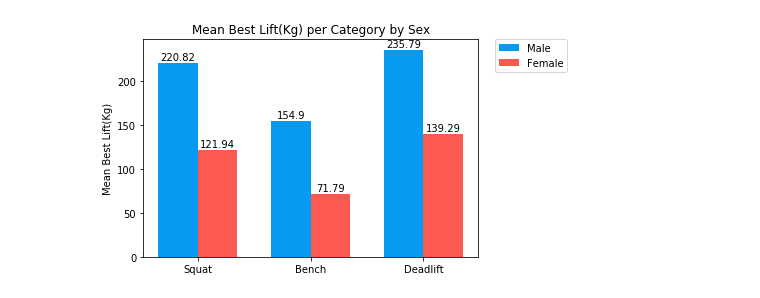
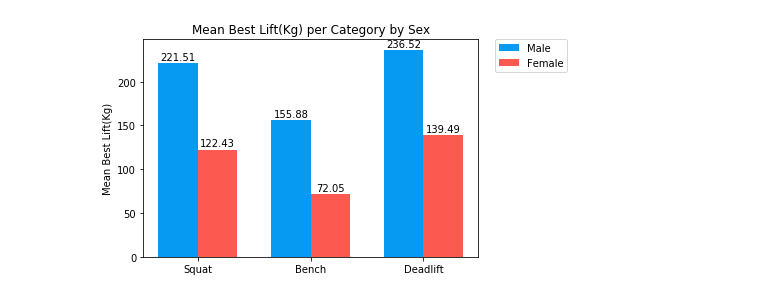
Before and after one commit to jasval/powerlifting-analytics, a Jupyter notebook: GroupBySexWeightclass.ipynb, the cells around one changed output. Saved outputs shown, nothing was run; the diff lists cells and outputs as text; code cells hidden in the pictures.

```diff
--- a/GroupBySexWeightclass.ipynb
+++ b/GroupBySexWeightclass.ipynb
@@ -17,34 +17,34 @@ group_sex.mean()
 # %%
 labels = ['Squat','Bench','Deadlift']
-f_means = [121.94,71.79,139.29]
-m_means = [220.82,154.90,235.79]
+f_means = [122.43,72.05,139.49]
+m_means = [221.51,155.88,236.52]
 
 x = np.arange(len(labels))
 width = 0.35
 
 fig, ax = plt.subplots()
 bars1 = ax.bar(x - width/2, m_means, width, label='Male',color='xkcd:azure')
 bars2 = ax.bar(x + width/2, f_means, width, label='Female',color='xkcd:coral')
 
 ax.set_ylabel('Mean Best Lift(Kg)')
 ax.set_title('Mean Best Lift(Kg) per Category by Sex')
 ax.set_xticks(x)
 ax.set_xticklabels(labels)
 ax.legend(bbox_to_anchor=(1.05,1),loc='upper left',borderaxespad=0)
 
 def autolabel(bars):
     for bar in bars:
         height = bar.get_height()
         ax.annotate('{}'.format(height),
                     xy=(bar.get_x() + bar.get_width()/2, height),
                     xytext=(0,1),
                     textcoords='offset points',
                     ha='center', va='bottom')
 
 autolabel(bars1)
 autolabel(bars2)
 # %% [output]
-[figure, old version]
+[figure, new version]
 # %%
 # Mean Best Lift(Kg) per Category by Weight Class and Sex
 group_sex_weight = df[['Best3SquatKg','Best3BenchKg','Best3DeadliftKg']].groupby([df['Sex'],df['WeightClassKg']])
```
Also changed, not shown: parts of 3 cells of this notebook.
